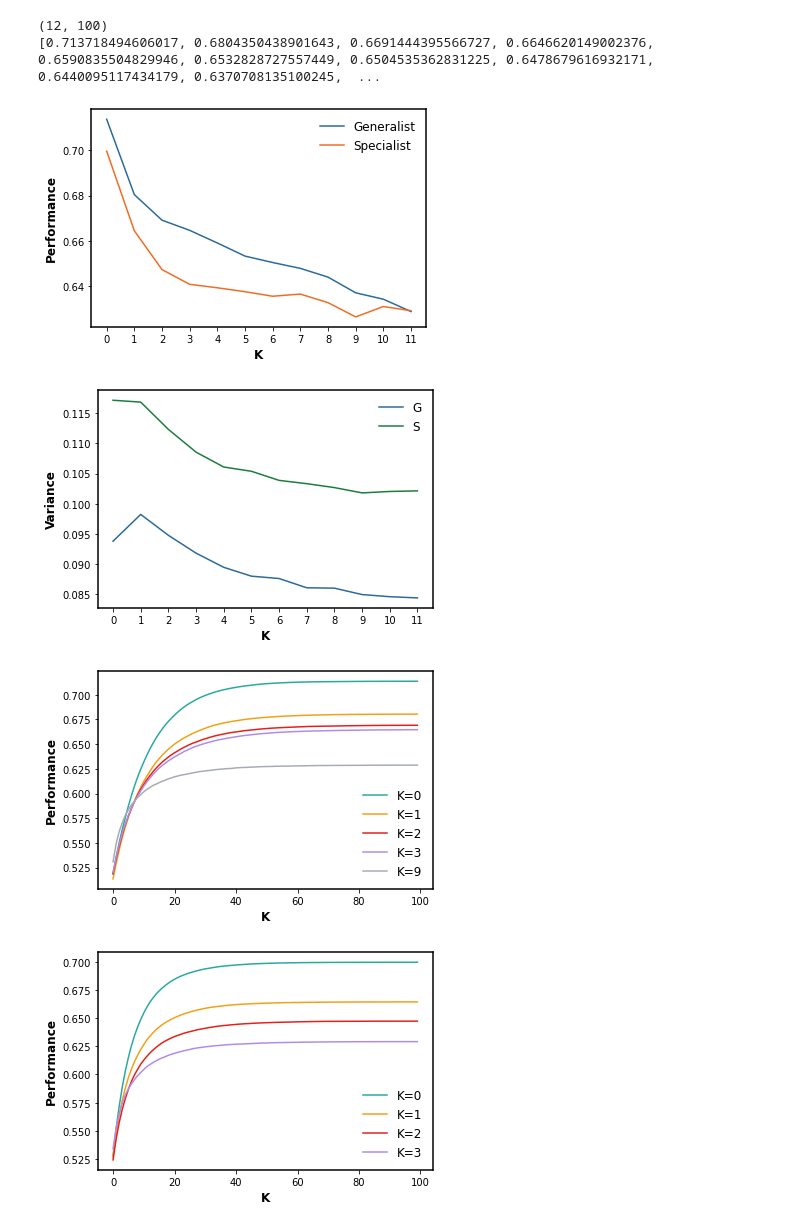
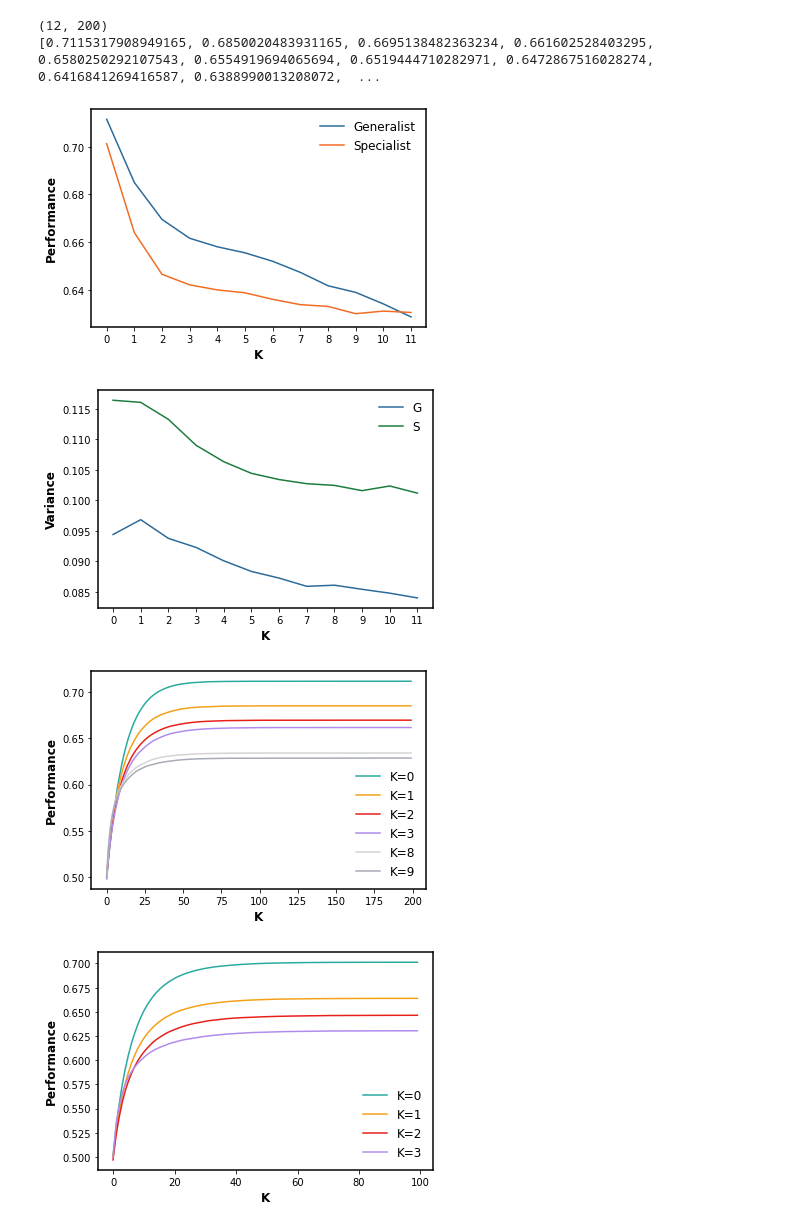
Before and after one commit to baldFemale/OpenInnovationFramework, a Jupyter notebook: Baseline/Baseline/Evaluator.ipynb, the cells around one changed output. Cells and saved outputs as stored; diff of their text form; code cells hidden in the pictures.

```diff
--- a/Baseline/Baseline/Evaluator.ipynb
+++ b/Baseline/Baseline/Evaluator.ipynb
@@ -41,7 +41,7 @@ color_pairs = [[shallow_purple, deep_purple],  [shallow_green, deep_green],
                [shallow_grey, deep_grey]]
 morandi_colors = [morandi_blue, morandi_green, morandi_yellow, morandi_orange, morandi_pink, morandi_red, morandi_purple]
 # %%
-data_folder = r"E:\data\gst-0815-23\N12E16\Baseline"
+data_folder = r"E:\data\gst-0815-23\N12E16\Baseline_2"
 g_performance_file = data_folder + r"\g_performance_across_K"
 s_performance_file = data_folder + r"\s_performance_across_K"
 
@@ -77,8 +77,8 @@ with open(s_performance_time_file, 'rb') as infile:
 print(np.array(g_performance_time).shape)
 print(g_fitness)
 # %% [output]
-(12, 100)
-[0.713718494606017, 0.6804350438901643, 0.6691444395566727, 0.6646620149002376, 0.6590835504829946, 0.6532828727557449, 0.6504535362831225, 0.6478679616932171, 0.6440095117434179, 0.6370708135100245,  ...
+(12, 200)
+[0.7115317908949165, 0.6850020483931165, 0.6695138482363234, 0.661602528403295, 0.6580250292107543, 0.6554919694065694, 0.6519444710282971, 0.6472867516028274, 0.6416841269416587, 0.6388990013208072,  ...
 # %%
 # GST Fitness
 x = range(len(g_fitness))
@@ -97,7 +97,7 @@ plt.legend(frameon=False, ncol=1, fontsize=12)
 plt.savefig(data_folder + r"\GST_performance.png", transparent=True, dpi=300)
 plt.show()
 # %% [output]
-[figure, old version]
+[figure, new version]
 # %%
 # GST Variance
 x = range(len(g_variance))
@@ -118,29 +118,30 @@ plt.savefig(data_folder + r"\GST_variance.png", transparent=True, dpi=300)
 plt.show()
 # plt.clf()
 # %% [output]
-[figure, old version]
+[figure, new version]
 # %%
 # Assess the time dimension
 x = range(len(g_performance_time[0]))
 fig, ax = plt.subplots()
 ax.spines["left"].set_linewidth(1.5)
 ax.spines["right"].set_linewidth(1.5)
 ax.spines["top"].set_linewidth(1.5)
 ax.spines["bottom"].set_linewidth(1.5)
-plt.plot(x, g_performance_time[0], "k-", label="K=0", color=morandi_green)
-plt.plot(x, g_performance_time[1], "k-", label="K=1", color=morandi_orange)
-plt.plot(x, g_performance_time[2], "k-", label="K=2", color=morandi_red)
-plt.plot(x, g_performance_time[3], "k-", label="K=3", color=morandi_purple)
-plt.plot(x, g_performance_time[-1], "k-", label="K=9", color=deep_grey)
+plt.plot(x, g_performance_time[0], "-", label="K=0", color=morandi_green)
+plt.plot(x, g_performance_time[1], "-", label="K=1", color=morandi_orange)
+plt.plot(x, g_performance_time[2], "-", label="K=2", color=morandi_red)
+plt.plot(x, g_performance_time[3], "-", label="K=3", color=morandi_purple)
+plt.plot(x, g_performance_time[-2], "-", label="K=8", color=shallow_grey)
+plt.plot(x, g_performance_time[-1], "-", label="K=9", color=deep_grey)
 plt.xlabel('K', fontweight='bold', fontsize=12)
 plt.ylabel('Performance', fontweight='bold', fontsize=12)
 # plt.xticks(x)
 plt.legend(frameon=False, ncol=1, fontsize=12)
 plt.savefig(data_folder + r"\G_performance.png", transparent=True, dpi=300)
 plt.show()
 # plt.clf()
 # %% [output]
-[figure, old version]
+[figure, new version]
 # %%
 # Assess the time dimension
 x = range(len(s_performance_time[0]))
@@ -149,10 +150,10 @@ ax.spines["left"].set_linewidth(1.5)
 ax.spines["right"].set_linewidth(1.5)
 ax.spines["top"].set_linewidth(1.5)
 ax.spines["bottom"].set_linewidth(1.5)
-plt.plot(x, s_performance_time[0], "k-", label="K=0", color=morandi_green)
-plt.plot(x, s_performance_time[1], "k-", label="K=1", color=morandi_orange)
-plt.plot(x, s_performance_time[2], "k-", label="K=2", color=morandi_red)
-plt.plot(x, s_performance_time[-1], "k-", label="K=3", color=morandi_purple)
+plt.plot(x, s_performance_time[0], "-", label="K=0", color=morandi_green)
+plt.plot(x, s_performance_time[1], "-", label="K=1", color=morandi_orange)
+plt.plot(x, s_performance_time[2], "-", label="K=2", color=morandi_red)
+plt.plot(x, s_performance_time[-1], "-", label="K=3", color=morandi_purple)
 plt.xlabel('K', fontweight='bold', fontsize=12)
 plt.ylabel('Performance', fontweight='bold', fontsize=12)
 # plt.xticks(x)
@@ -161,4 +162,4 @@ plt.savefig(data_folder + r"\S_performance.png", transparent=True, dpi=300)
 plt.show()
 # plt.clf()
 # %% [output]
-[figure, old version]
+[figure, new version]
```
Also changed, not shown: 19 other files.
